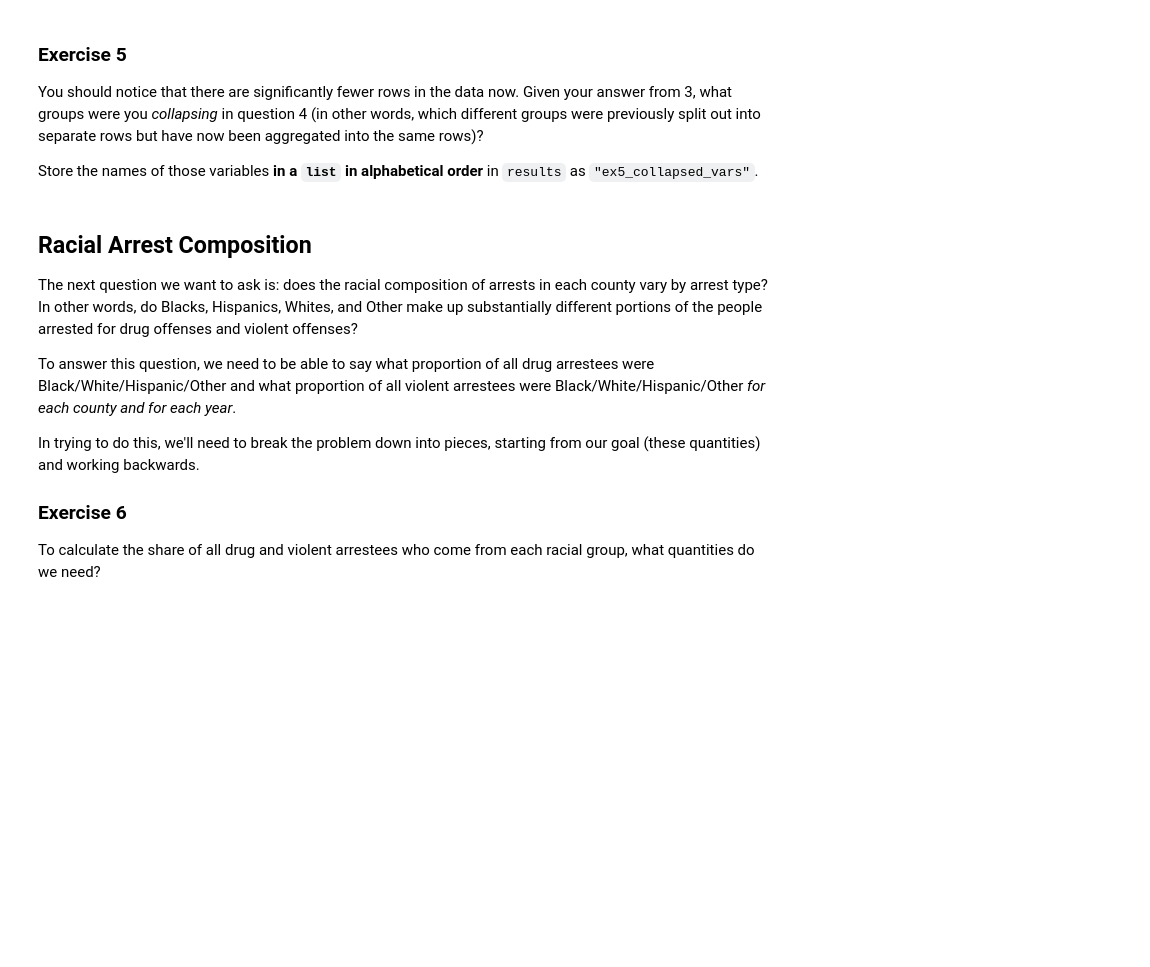
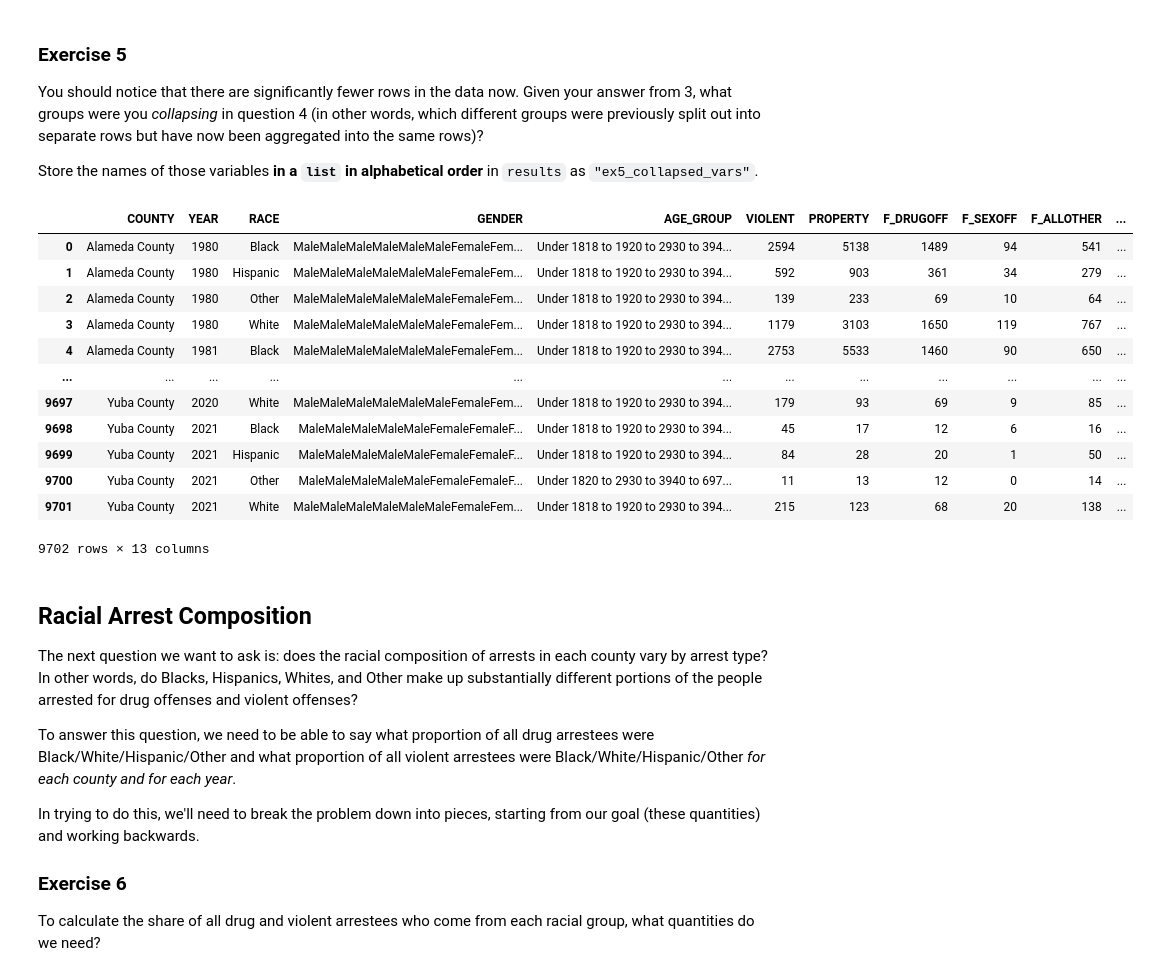
Before and after one commit to arushi40868/GroupBy_ArushiSebine, a Jupyter notebook: exercise_groupby.ipynb, the cells around one changed output. Saved outputs shown, nothing was run; the diff lists cells and outputs as text; code cells hidden in the pictures; blank space fills up the shorter version.

```diff
--- a/exercise_groupby.ipynb
+++ b/exercise_groupby.ipynb
@@ -162,6 +180,22 @@ Once you have a handle on how the data looks now, please **collapse the data** t
 You should notice that there are significantly fewer rows in the data now. Given your answer from 3, what groups were you *collapsing* in question 4 (in other words, which different groups were previously split out into separate rows but have now been aggregated into the same rows)?
 
 Store the names of those variables **in a `list` in alphabetical order** in `results` as `"ex5_collapsed_vars"`.
+# %%
+df_arrest.groupby(by=["COUNTY", "YEAR", "RACE"], as_index=False).sum()
+# %% [output]
+|  | COUNTY | YEAR | RACE | GENDER | AGE_GROUP | VIOLENT | PROPERTY | F_DRUGOFF | F_SEXOFF | F_ALLOTHER | ... |
+| 0 | Alameda County | 1980 | Black | MaleMaleMaleMaleMaleMaleFemaleFem... | Under 1818 to 1920 to 2930 to 394... | 2594 | 5138 | 1489 | 94 | 541 | ... |
+| 1 | Alameda County | 1980 | Hispanic | MaleMaleMaleMaleMaleMaleFemaleFem... | Under 1818 to 1920 to 2930 to 394... | 592 | 903 | 361 | 34 | 279 | ... |
+| 2 | Alameda County | 1980 | Other | MaleMaleMaleMaleMaleMaleFemaleFem... | Under 1818 to 1920 to 2930 to 394... | 139 | 233 | 69 | 10 | 64 | ... |
+| 3 | Alameda County | 1980 | White | MaleMaleMaleMaleMaleMaleFemaleFem... | Under 1818 to 1920 to 2930 to 394... | 1179 | 3103 | 1650 | 119 | 767 | ... |
+| 4 | Alameda County | 1981 | Black | MaleMaleMaleMaleMaleMaleFemaleFem... | Under 1818 to 1920 to 2930 to 394... | 2753 | 5533 | 1460 | 90 | 650 | ... |
+| ... | ... | ... | ... | ... | ... | ... | ... | ... | ... | ... | ... |
+| 9697 | Yuba County | 2020 | White | MaleMaleMaleMaleMaleMaleFemaleFem... | Under 1818 to 1920 to 2930 to 394... | 179 | 93 | 69 | 9 | 85 | ... |
+| 9698 | Yuba County | 2021 | Black | MaleMaleMaleMaleMaleFemaleFemaleF... | Under 1818 to 1920 to 2930 to 394... | 45 | 17 | 12 | 6 | 16 | ... |
+| 9699 | Yuba County | 2021 | Hispanic | MaleMaleMaleMaleMaleFemaleFemaleF... | Under 1818 to 1920 to 2930 to 394... | 84 | 28 | 20 | 1 | 50 | ... |
+| 9700 | Yuba County | 2021 | Other | MaleMaleMaleMaleMaleFemaleFemaleF... | Under 1820 to 2930 to 3940 to 697... | 11 | 13 | 12 | 0 | 14 | ... |
+| 9701 | Yuba County | 2021 | White | MaleMaleMaleMaleMaleMaleFemaleFem... | Under 1818 to 1920 to 2930 to 394... | 215 | 123 | 68 | 20 | 138 | ... |
+9702 rows × 13 columns
 # %% [markdown]
 ## Racial Arrest Composition
 
```
Also changed, not shown: parts of 4 cells of this notebook.
